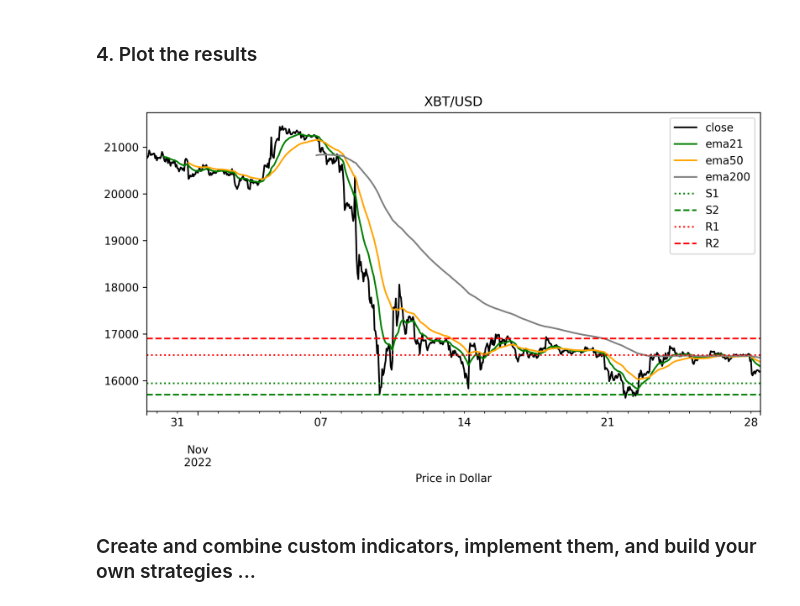
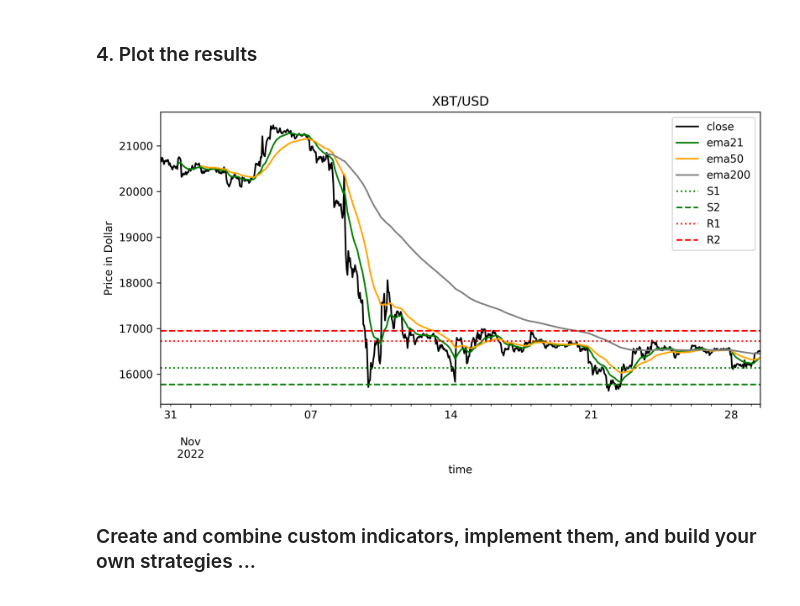
Before and after one commit to btschwertfeger/python-kraken-sdk, a Jupyter notebook: examples/market_client_example.ipynb, the cells around one changed output. Cells and saved outputs as stored; diff of their text form; code cells hidden in the pictures.

```diff
--- a/examples/market_client_example.ipynb
+++ b/examples/market_client_example.ipynb
@@ -27,7 +27,7 @@ df = pd.DataFrame(
     market.get_ohlc(pair='XBTUSD', interval=60)['XXBTZUSD'],
     columns=['time', 'open', 'high', 'low', 'close', 'vwap', 'volume', 'count']
 ).astype(float)
-df.set_index('time')
+# df = df.set_index('time')
 df['time'] = pd.to_datetime(df['time'], unit='s')
 df = df.sort_values(by='time')
 df
@@ -107,17 +107,17 @@ df
 # %%
 fig = plt.figure(figsize=(10,5), dpi=300)
 ax = plt.gca()
 df.plot(x='time', y=['close', 'ema21', 'ema50', 'ema200'], ax=ax, color=['black', 'green', 'orange', 'gray'])
 
 xmin, xmax = df['time'].iloc[0], df['time'].iloc[-1]
 ax.hlines(y=df['s1'].iloc[-1], xmin=xmin, xmax=xmax, color='green', linestyle=':', label='S1')
 ax.hlines(y=df['s2'].iloc[-1], xmin=xmin, xmax=xmax, color='green', linestyle='--', label='S2')
 ax.hlines(y=df['r1'].iloc[-1], xmin=xmin, xmax=xmax, color='red', linestyle=':', label='R1')
 ax.hlines(y=df['r2'].iloc[-1], xmin=xmin, xmax=xmax, color='red', linestyle='--', label='R2')
-ax.set_xlabel('Price in Dollar')
+ax.set_ylabel('Price in Dollar')
 plt.legend()
 plt.title('XBT/USD');
 # %% [output]
-[figure, old version]
+[figure, new version]
 # %% [markdown]
 ### Create and combine custom indicators, implement them, and build your own strategies ...
```
Also changed, not shown: parts of 3 cells of this notebook, 4 other files.
